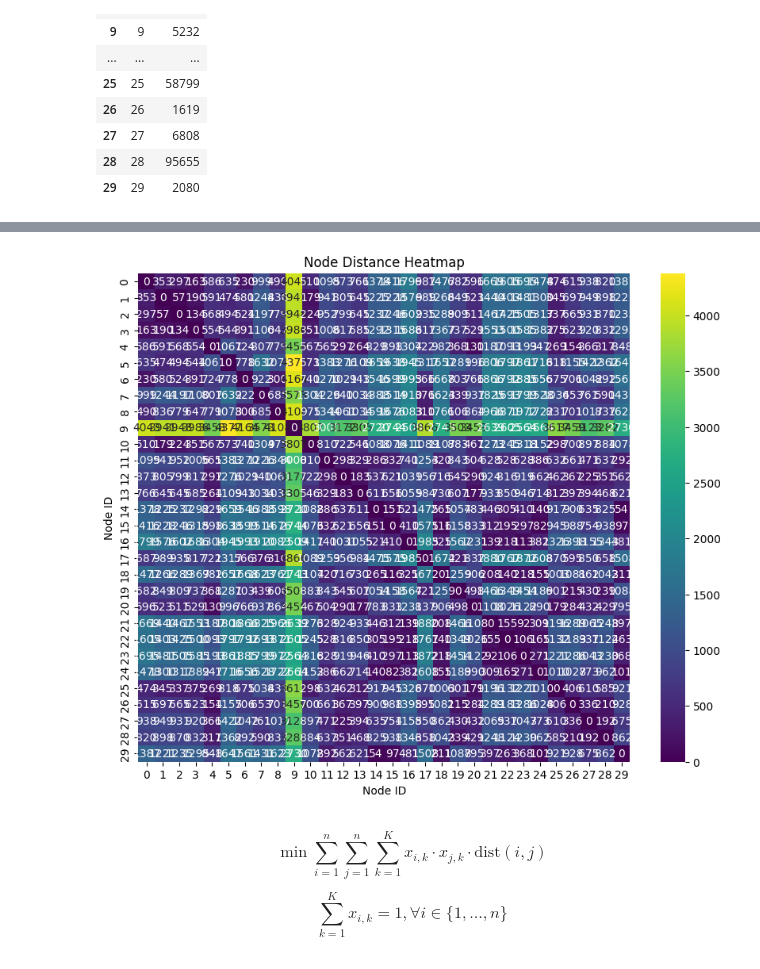
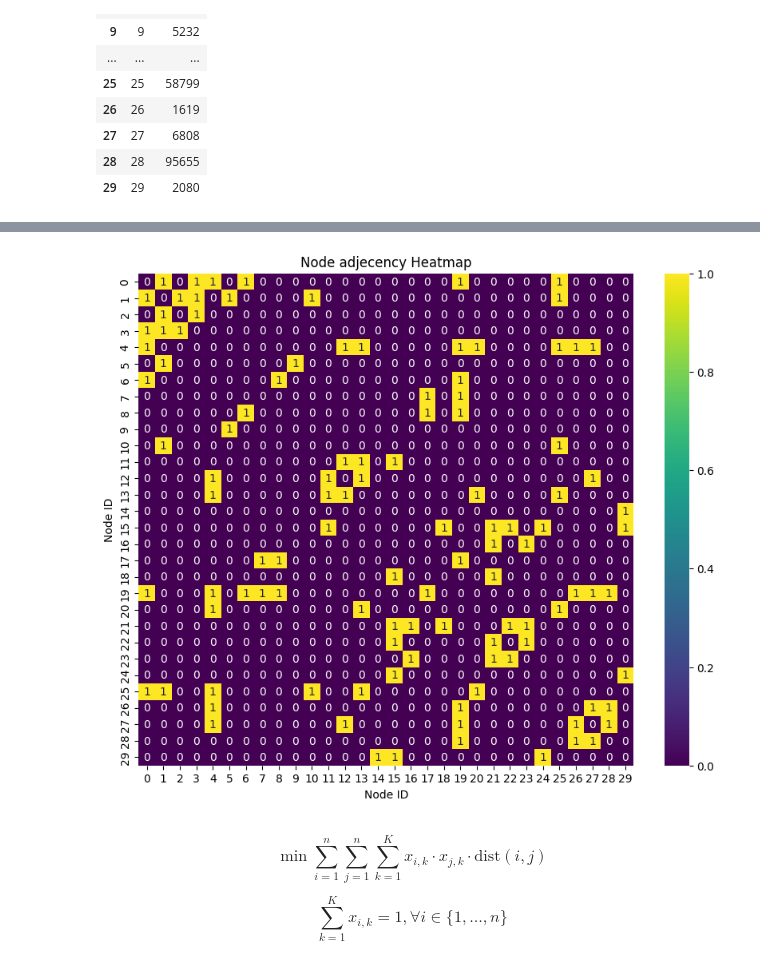
Before and after one commit to BartB99/2AMS50, a Jupyter notebook: gurobi_tests.ipynb, the cells around one changed output, grey strips where cells are left out. Drawn from its saved outputs; the diff is of its cells as text; code cells hidden in the pictures.

```diff
--- a/gurobi_tests.ipynb
+++ b/gurobi_tests.ipynb
@@ -41,3 +52,6 @@ pop_df
 | 27 | 27 | 6808 |
 | 28 | 28 | 95655 |
 | 29 | 29 | 2080 |
+# %%
+feature_df = pd.read_csv('AK_features.csv', header=None)
+feature_df
@@ -43,0 +76,8 @@ pop_df
+# %%
+import numpy as np
+zero_matrix = np.zeros((len(feature_df), len(feature_df)))
+adj_df = pd.DataFrame(zero_matrix)
+id_map = {}
+for i, id in enumerate(feature_df[0]):
+    id_map[id] = i
+id_map
@@ -43,0 +102,7 @@ pop_df
+# %%
+for node, adj_list in zip(feature_df[0], feature_df[2]):
+    node_idx = id_map[node]
+    for adj in adj_list.split(','):
+        adj_idx = id_map[int(adj[1:])]
+        adj_df.iloc[node_idx, adj_idx] = 1
+adj_df
@@ -44,14 +128,12 @@ pop_df
 # %%
-dist_df.set_index('Node_ID', inplace=True)
-
 plt.figure(figsize=(10, 8))
-sns.heatmap(dist_df, cmap='viridis', annot=True, fmt=".0f")
-plt.title('Node Distance Heatmap')
+sns.heatmap(adj_df, cmap='viridis', annot=True, fmt=".0f")
+plt.title('Node adjecency Heatmap')
 plt.xlabel('Node ID')
 plt.ylabel('Node ID')
 plt.show()
 # %% [output]
-[figure, old version]
+[figure, new version]
 # %% [markdown]
 $$ \min \sum_{i=1}^{n} \sum_{j=1}^{n} \sum_{k=1}^{K} x_{i,k} \cdot x_{j,k} \cdot \text{dist}(i, j)$$
 
```
Also changed, not shown: parts of 11 cells of this notebook, 1 other file.
